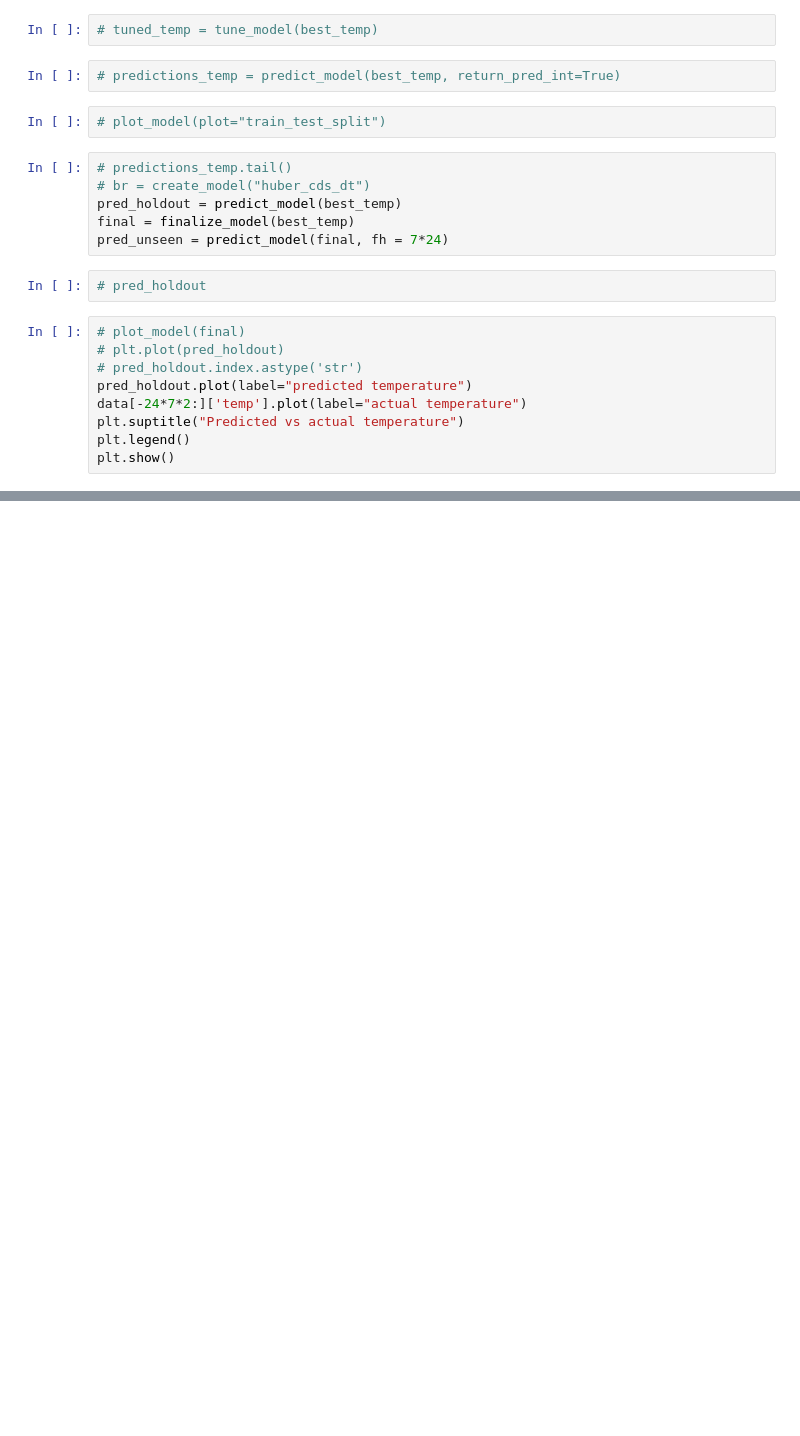
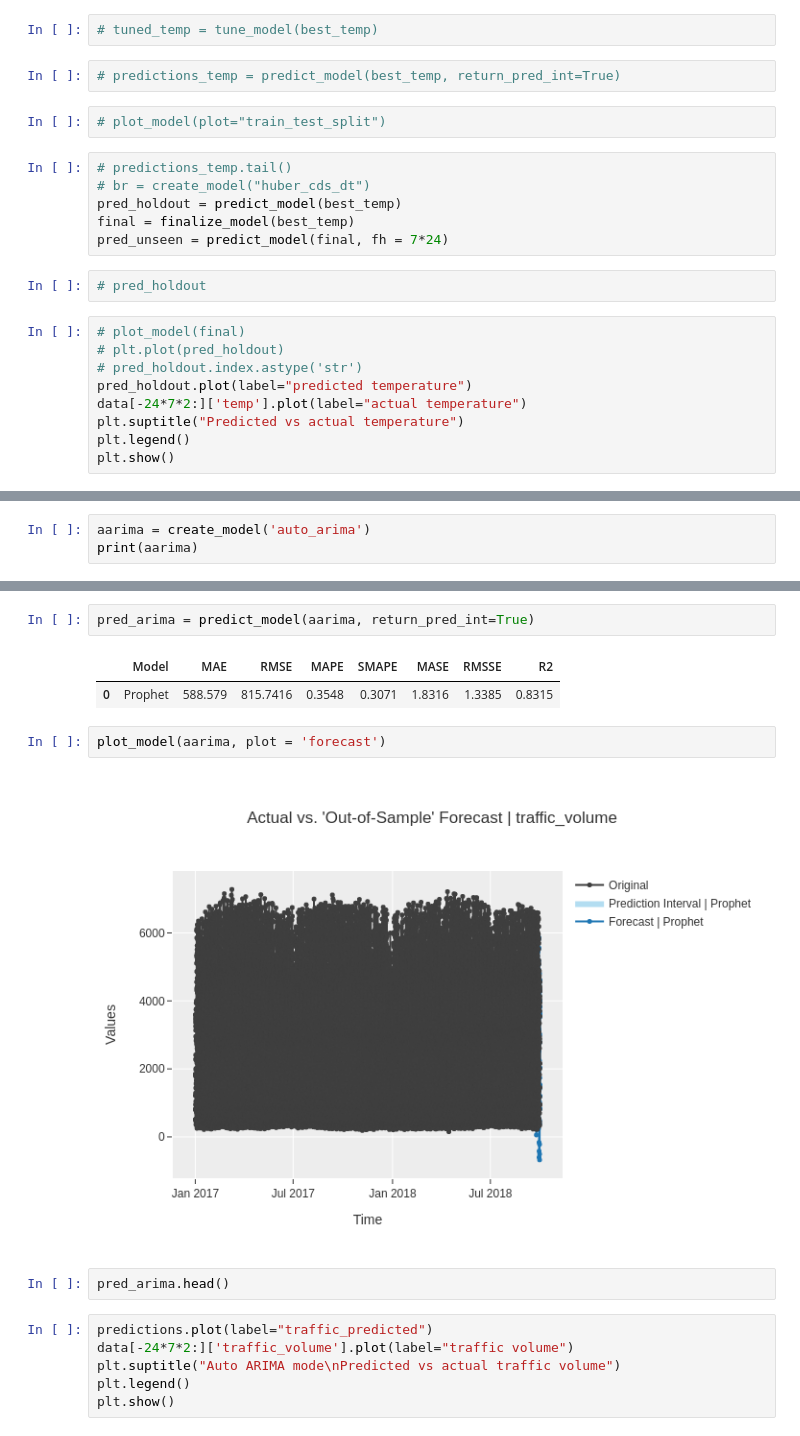
Before and after one commit to oort77/OTUS_PRO_HW6, a Jupyter notebook: main.ipynb, the cells around one changed output, grey strips where cells are left out. Cells and saved outputs as stored; diff of their text form; blank space fills up the shorter version.

```diff
--- a/main.ipynb
+++ b/main.ipynb
@@ -642,0 +634,3 @@ print(prophet)
+# %%
+aarima = create_model('auto_arima')
+print(aarima)
@@ -642,0 +645,17 @@ print(prophet)
+# %%
+pred_arima = predict_model(aarima, return_pred_int=True)
+# %% [output]
+|  | Model | MAE | RMSE | MAPE | SMAPE | MASE | RMSSE | R2 |
+| 0 | Prophet | 588.579 | 815.7416 | 0.3548 | 0.3071 | 1.8316 | 1.3385 | 0.8315 |
+# %%
+plot_model(aarima, plot = 'forecast')
+# %% [output]
+[figure, added]
+# %%
+pred_arima.head()
+# %%
+predictions.plot(label="traffic_predicted")
+data[-24*7*2:]['traffic_volume'].plot(label="traffic volume")
+plt.suptitle("Auto ARIMA mode\nPredicted vs actual traffic volume")
+plt.legend()
+plt.show()
```
Also changed, not shown: parts of 8 cells of this notebook.
